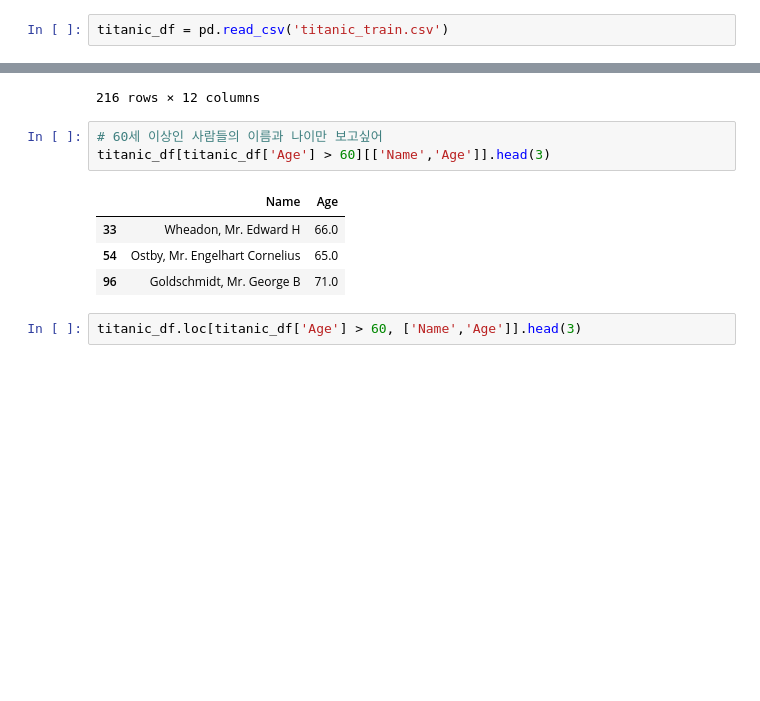
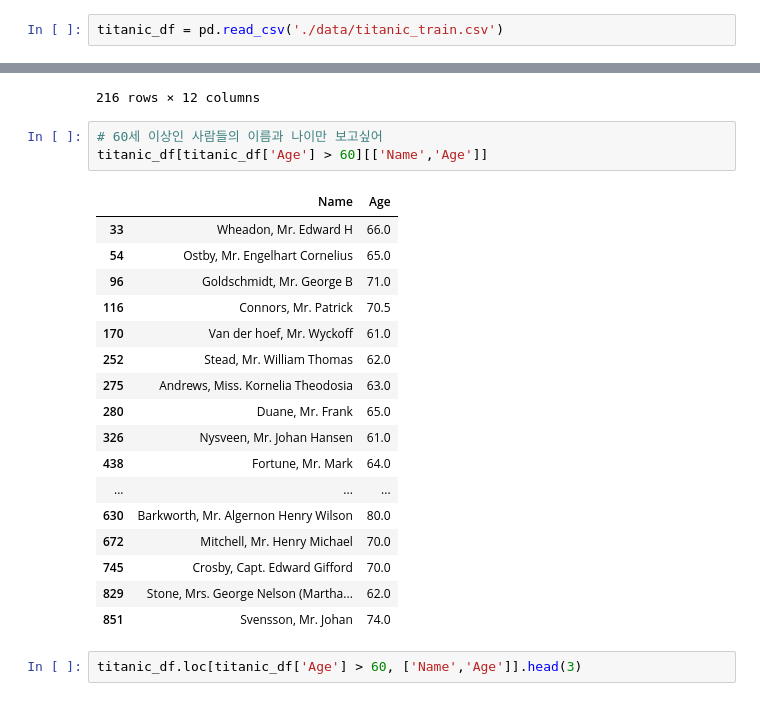
Before and after one commit to CalmFarm/Dev_work, a Jupyter notebook: DS/1-1.판다스 기초.ipynb, the cells around one changed output, grey strips where cells are left out. Cells and saved outputs as stored; diff of their text form; blank space fills up the shorter version.

```diff
--- a/DS/1-1.판다스 기초.ipynb
+++ b/DS/1-1.판다스 기초.ipynb
@@ -680,7 +721,7 @@ df[df['등급'].str.contains('양')]
 # %% [markdown]
 ---
 # %%
-titanic_df = pd.read_csv('titanic_train.csv')
+titanic_df = pd.read_csv('./data/titanic_train.csv')
 # %%
 # 나이가 60세 이상인 사람들만 보고싶어
 titanic_df[titanic_df['Age'] > 60]
@@ -721,12 +762,25 @@ titanic_df[titanic_df['Pclass']==1]
 216 rows × 12 columns
 # %%
 # 60세 이상인 사람들의 이름과 나이만 보고싶어
-titanic_df[titanic_df['Age'] > 60][['Name','Age']].head(3)
+titanic_df[titanic_df['Age'] > 60][['Name','Age']]
 # %% [output]
 |  | Name | Age |
 | 33 | Wheadon, Mr. Edward H | 66.0 |
 | 54 | Ostby, Mr. Engelhart Cornelius | 65.0 |
 | 96 | Goldschmidt, Mr. George B | 71.0 |
+| 116 | Connors, Mr. Patrick | 70.5 |
+| 170 | Van der hoef, Mr. Wyckoff | 61.0 |
+| 252 | Stead, Mr. William Thomas | 62.0 |
+| 275 | Andrews, Miss. Kornelia Theodosia | 63.0 |
+| 280 | Duane, Mr. Frank | 65.0 |
+| 326 | Nysveen, Mr. Johan Hansen | 61.0 |
+| 438 | Fortune, Mr. Mark | 64.0 |
+| ... | ... | ... |
+| 630 | Barkworth, Mr. Algernon Henry Wilson | 80.0 |
+| 672 | Mitchell, Mr. Henry Michael | 70.0 |
+| 745 | Crosby, Capt. Edward Gifford | 70.0 |
+| 829 | Stone, Mrs. George Nelson (Martha... | 62.0 |
+| 851 | Svensson, Mr. Johan | 74.0 |
 # %%
 titanic_df.loc[titanic_df['Age'] > 60, ['Name','Age']].head(3)
 # %% [output]
```
Also changed, not shown: parts of 18 cells of this notebook.
